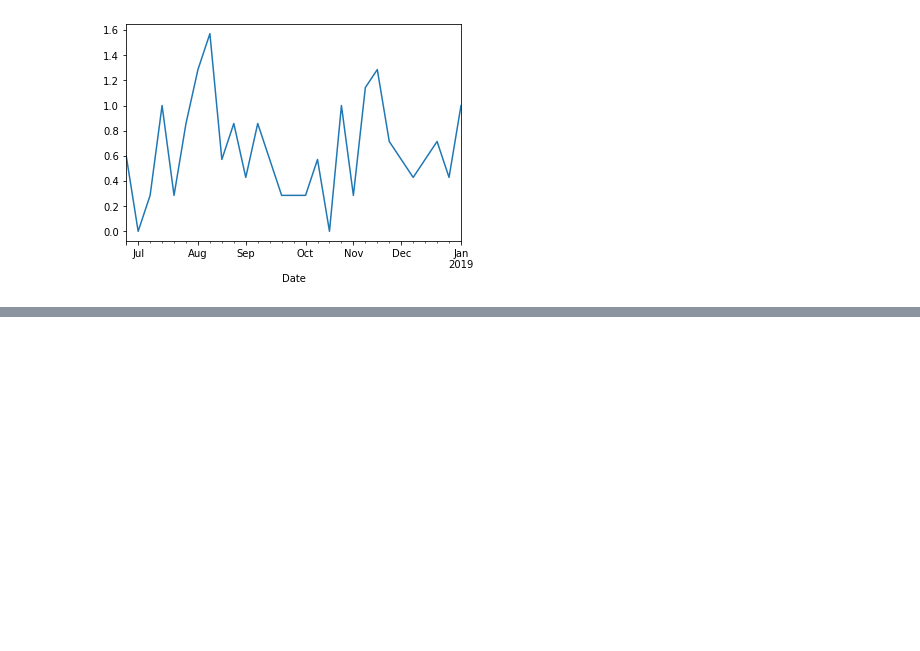
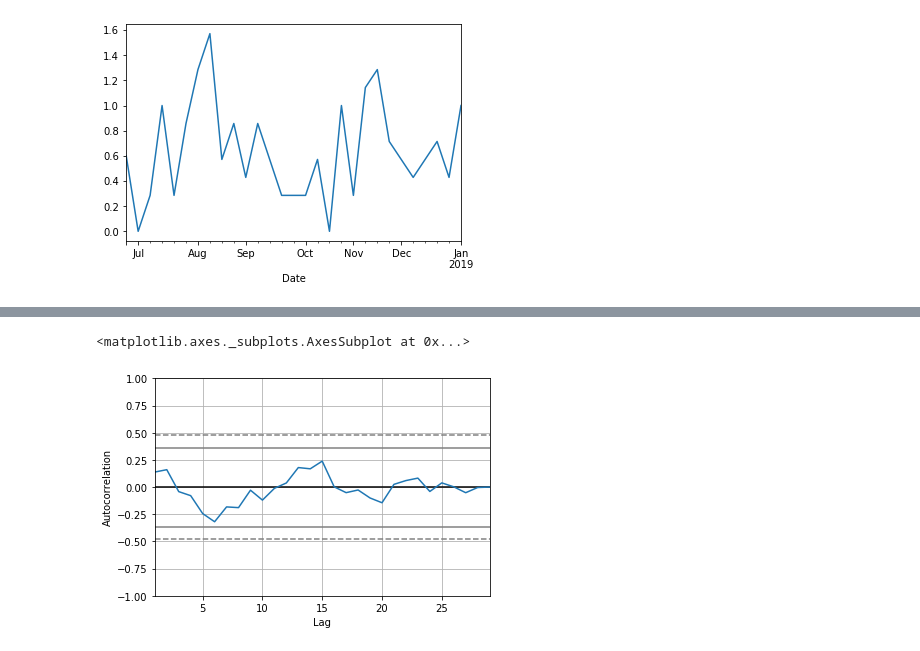
Before and after one commit to manjitborah2710/HealthCenterForecasting, a Jupyter notebook: individual disease data/Acidity.ipynb, the cells around one changed output, grey strips where cells are left out. Cells and saved outputs as stored; diff of their text form; code cells hidden in the pictures; blank space fills up the shorter version.

```diff
--- a/individual disease data/Acidity.ipynb
+++ b/individual disease data/Acidity.ipynb
@@ -86,0 +58,5 @@ df_acidity_weeklyM.plot()
+# %%
+pd.plotting.autocorrelation_plot(df_acidity_weeklyM)
+# %% [output]
+<matplotlib.axes._subplots.AxesSubplot at 0x...>
+[figure, added]
```
Also changed, not shown: parts of 17 cells of this notebook, 5 other files.
